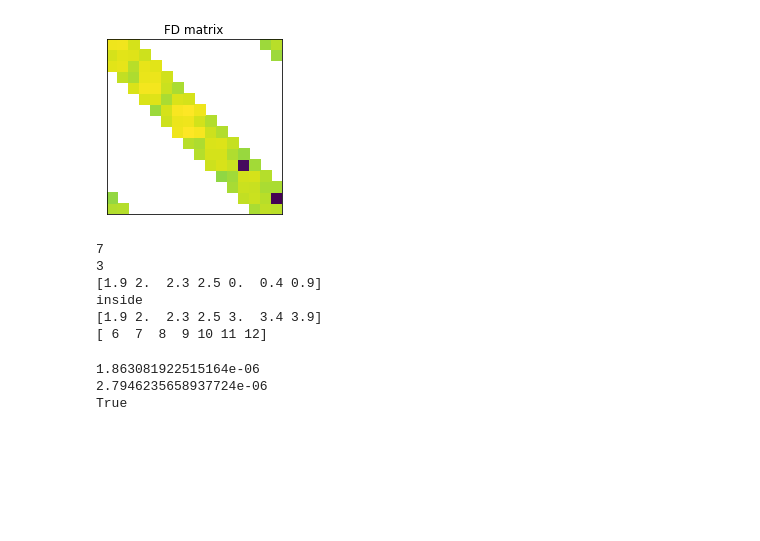
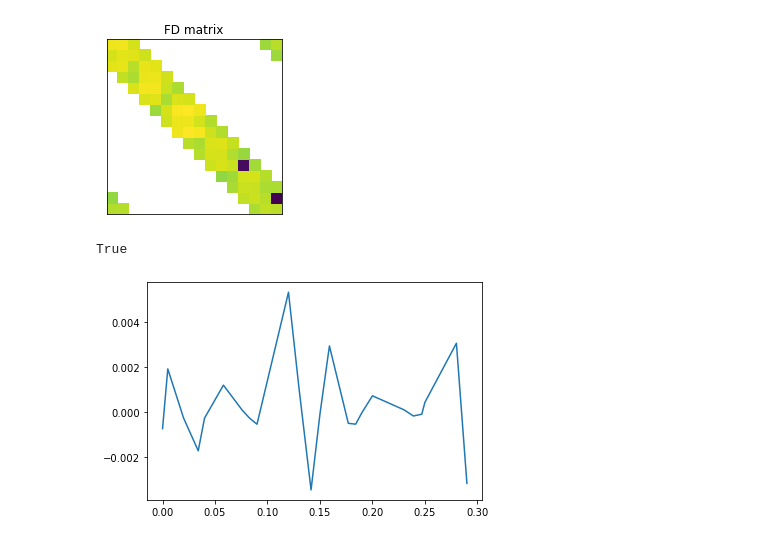
Before and after one commit to TylerLeibengood/NumericalPDEs_Tyler_Leibengood, a Jupyter notebook: finite_notebook.ipynb, the cells around one changed output. Drawn from its saved outputs; the diff is of its cells as text; code cells hidden in the pictures; blank space fills up the shorter version.

```diff
--- a/finite_notebook.ipynb
+++ b/finite_notebook.ipynb
@@ -288,80 +278,41 @@ inside
 a_ 15 = [-32380.95238095 104761.9047619  -76363.63636364 -51428.57142857
   55411.25541126]
 [figure]
-# %%
-NonUniform_Values=np.array([0, 0.4, 0.9, 1.2, 1.3, 1.5, 1.9, 2.0, 2.3, 2.5]) #ends at 3.0
-NonUniform_Length=3
-NU_grid=NonUniformPeriodicGrid(NonUniform_Values,NonUniform_Length)
-
-grid=NU_grid.values
-length=NU_grid.length
-ddx=3
-convE=4
-N=NU_grid.N
-
-convE=2*math.ceil(convE/2)
-d=2*math.floor((ddx+convE-1)/2)+1
-mid=math.floor(d/2)
-
-i=9
-if i<mid:
-    valsRolled=np.roll(grid, -i+mid)[0:d]
-    j=0
-    while j<mid-i:
-        valsRolled[j]=valsRolled[j]-length
-        j+=1
-    print(valsRolled)
-elif i>N-mid-1:
-    print("inside")
-    j=-1
-    while j>(N-i)-mid-2:
-        valsRolled[j]=valsRolled[j]+length
-        j-=1
-    print(valsRolled)
-else:
-    entryLocs=np.arange(start=i-mid, stop=i+mid+1, step=1)
-# %% [output]
-7
-3
-[1.9 2.  2.3 2.5 0.  0.4 0.9]
-inside
-[1.9 2.  2.3 2.5 3.  3.4 3.9]
-[ 6  7  8  9 10 11 12]
 # %%
 #Testing Cell
 
 import numpy as np
 import math
 
 TestID=3
-
+InputValues=np.array([0, 0.005, 0.02, 0.034,0.04,0.058,0.076,0.083,0.09, 0.12, 0.13, 0.1415, 0.15, 0.159, 0.177, 0.184, 0.19, 0.20, 0.23, 0.239, 0.247, 0.25, 0.28, 0.29])
 order_range = [2, 4, 6, 8]
 order_index = np.arange(4)
-error_bound_3 = [0.026372498378231357, 0.0007845734749516997, 3.823640687972141e-05, 2.7946235658937724e-06]
+error_bound_3 = [0.5, 0.05, 0.013, 0.006]
 
 order = order_range[order_index[TestID]]
-grid = UniformPeriodicGrid(100, 2*np.pi)
+grid = NonUniformPeriodicGrid(InputValues, 0.3)
 x = grid.values
-
-f = 1/(2+np.sin(x)**2)
 #print("order: ", order)
 #print("grid.values: ", grid.values)
 #print("grid.N: ", grid.N)
 #print("grid.dx: ", grid.dx)
-d3 = DifferenceUniformGrid(3, order, grid)
+d = DifferenceNonUniformGrid(1, order, grid)
+length=d.grid.length
+f = 1/(2+np.sin(2*np.pi*x/length)**2)
 #print("derivative_order: ", d.derivative_order)
 #print("convergence_order: ", d.convergence_order)
 #print("stencil_type: ", d.stencil_type)
 #plot_2D(d.matrix.A)
-d3f = d3 @ f
-d3f0 = (2*np.cos(x)**3 * (37*np.sin(x) + np.sin(3*x)))/(2 + np.sin(x)**2)**4
+df = d.matrix @ f
+df0 = -(2*np.pi/length)*((2*np.cos(2*np.pi*x/length)*np.sin(2*np.pi*x/length))/(2 + np.sin(2*np.pi*x/length)**2)**2)
 
-error = np.max(np.abs(d3f - d3f0))
+error = np.max(np.abs(df - df0))
 error_est = error_bound_3[order_index[TestID]]
-print(error)
-print(error_est)
 print(error<error_est)
+fig, ax = plt.subplots()
+ax.plot(x, df-df0)
+plt.show()
 # %% [output]
-1.863081922515164e-06
-2.7946235658937724e-06
 True
+[figure, added]
```
Also changed, not shown: parts of 3 cells of this notebook, 3 other files.
